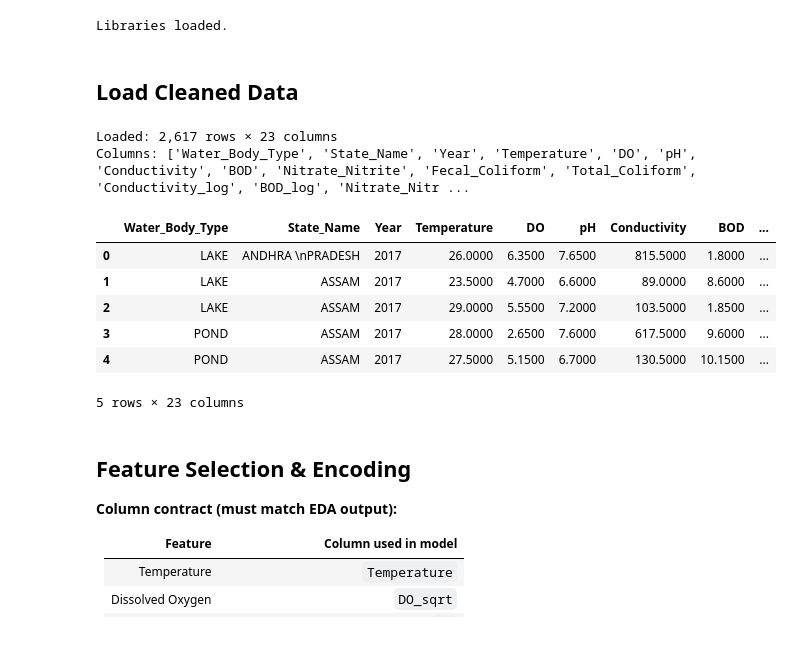
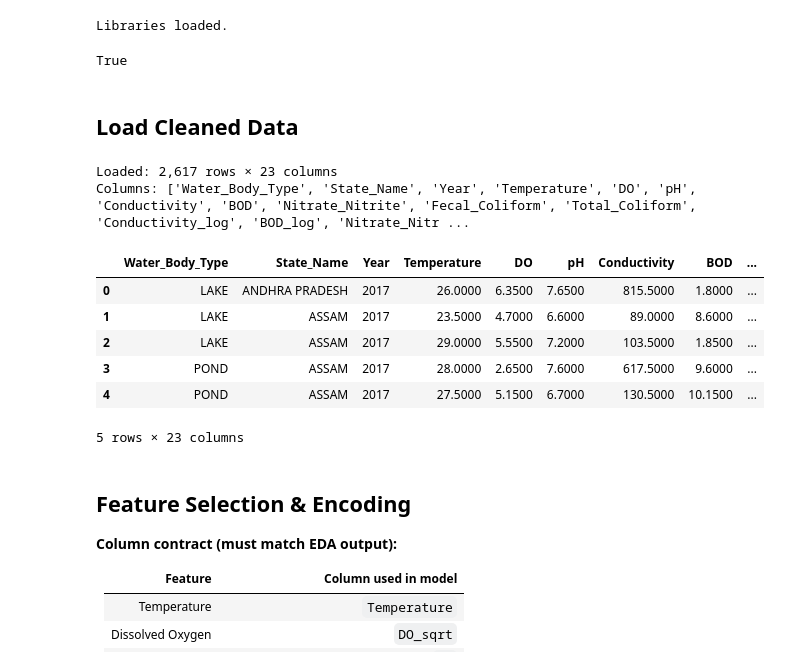
Before and after one commit to thearyt572-jpg/L-Eau-Claire, a Jupyter notebook: Notebook/compareml_finalmenten.ipynb, the cells around one changed output. Drawn from its saved outputs; the diff is of its cells as text; code cells hidden in the pictures.

```diff
--- a/Notebook/compareml_finalmenten.ipynb
+++ b/Notebook/compareml_finalmenten.ipynb
@@ -38,19 +38,27 @@ print("Libraries loaded.")
 from sklearn.preprocessing import QuantileTransformer
 # %% [output]
 Libraries loaded.
+# %%
+import os
+
+file_path = r"D:\mini_water_predict\Dataset\water_quality_cleandataversion.csv"
+
+print(os.path.exists(file_path))
+# %% [output]
+True
 # %% [markdown]
 ## Load Cleaned Data
 # %%
 # Update path to your cleaned CSV
-df = pd.read_csv(r"c:\Users\Dell\Downloads\water_quality_cleaneddata1.csv")
+df = pd.read_csv(r"D:\mini_water_predict\Dataset\water_quality_cleandataversion.csv")
 print(f"Loaded: {df.shape[0]:,} rows × {df.shape[1]} columns")
 print("Columns:", df.columns.tolist())
 df.head()
 # %% [output]
 Loaded: 2,617 rows × 23 columns
 Columns: ['Water_Body_Type', 'State_Name', 'Year', 'Temperature', 'DO', 'pH', 'Conductivity', 'BOD', 'Nitrate_Nitrite', 'Fecal_Coliform', 'Total_Coliform', 'Conductivity_log', 'BOD_log', 'Nitrate_Nitr ...
 |  | Water_Body_Type | State_Name | Year | Temperature | DO | pH | Conductivity | BOD | ... |
-| 0 | LAKE | ANDHRA \nPRADESH | 2017 | 26.0000 | 6.3500 | 7.6500 | 815.5000 | 1.8000 | ... |
+| 0 | LAKE | ANDHRA PRADESH | 2017 | 26.0000 | 6.3500 | 7.6500 | 815.5000 | 1.8000 | ... |
 | 1 | LAKE | ASSAM | 2017 | 23.5000 | 4.7000 | 6.6000 | 89.0000 | 8.6000 | ... |
 | 2 | LAKE | ASSAM | 2017 | 29.0000 | 5.5500 | 7.2000 | 103.5000 | 1.8500 | ... |
 | 3 | POND | ASSAM | 2017 | 28.0000 | 2.6500 | 7.6000 | 617.5000 | 9.6000 | ... |
```
Also changed, not shown: parts of 6 cells of this notebook, 5 other files.
